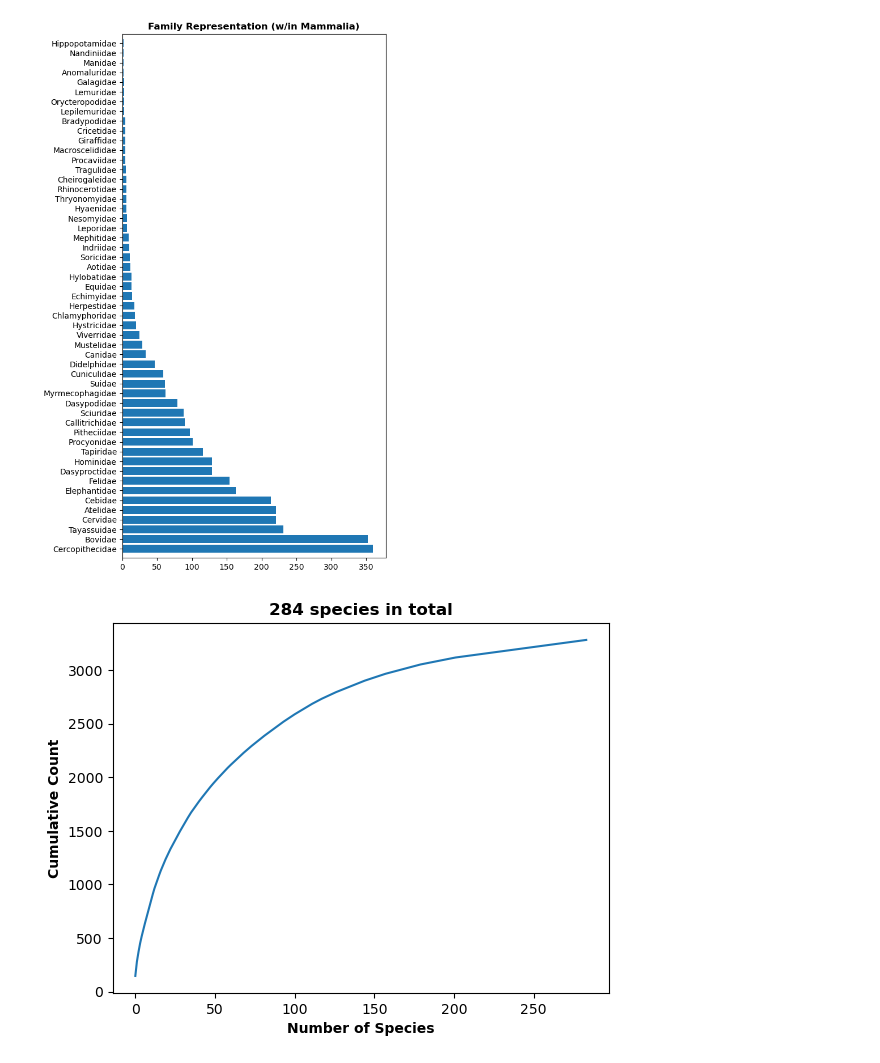
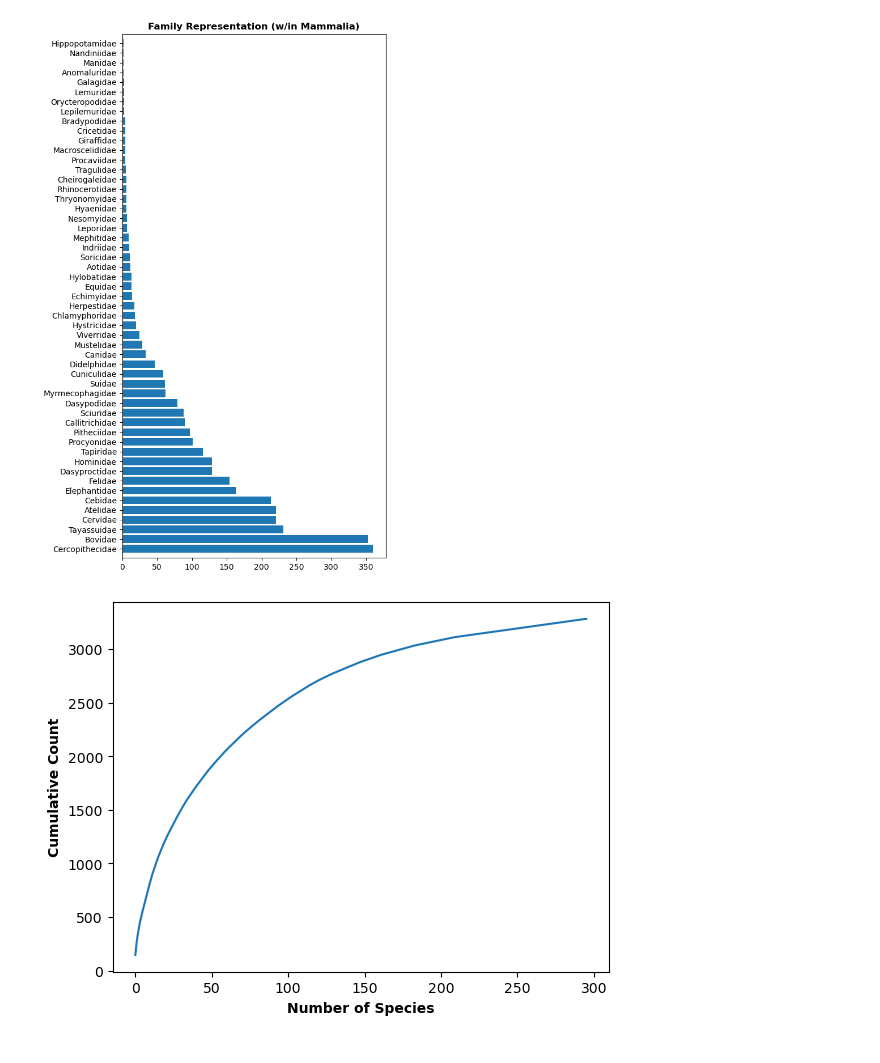
Before and after one commit to emiliolr/life-hunting, a Jupyter notebook: notebooks/hurdle_model.ipynb, the cells around one changed output. Drawn from its saved outputs; the diff is of its cells as text; code cells hidden in the pictures.

```diff
--- a/notebooks/hurdle_model.ipynb
+++ b/notebooks/hurdle_model.ipynb
@@ -64,13 +80,12 @@ plt.margins(y = 0.01);
 # %% [output]
 [figure]
 # %%
-species_counts = ben_lop2019['Species'].apply(lambda x: x.split(',')[0]).value_counts()
+species_counts = ben_lop2019['Species'].value_counts()
 species_cumsum = species_counts.to_numpy().cumsum()
 
 plt.plot(species_cumsum)
-plt.title(f'{len(species_counts)} species in total', weight = 'bold')
 
 plt.ylabel('Cumulative Count', weight = 'bold')
 plt.xlabel('Number of Species', weight = 'bold');
 # %% [output]
-[figure, old version]
+[figure, new version]
```
Also changed, not shown: parts of 6 cells of this notebook.
